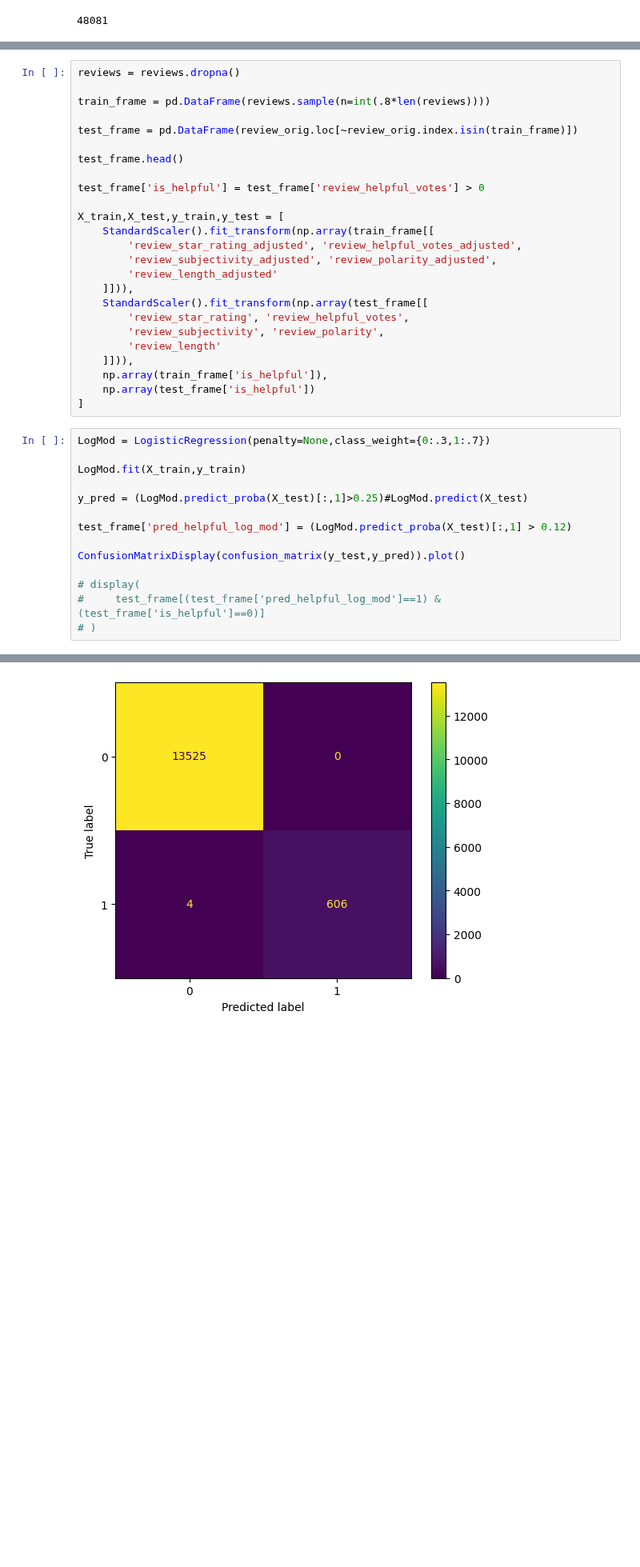
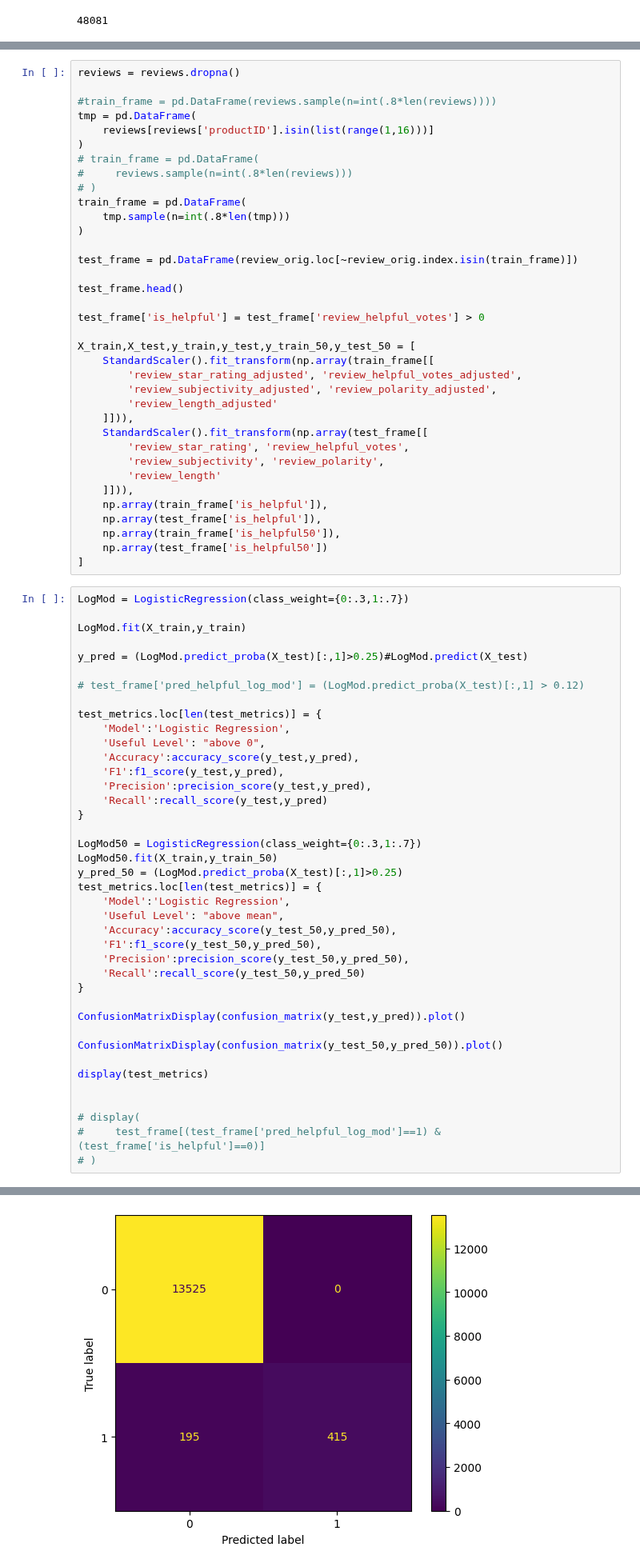
Before and after one commit to aneeshkhole/Perceived-Usefulness-of-online-customer-reviews, a Jupyter notebook: src/OutlierHandling.ipynb, the cells around one changed output, grey strips where cells are left out. Shown at 80% size. Saved outputs shown, nothing was run; the diff lists cells and outputs as text; blank space fills up the shorter version.

Commit message:
Updated Models Implemented.qmd
Should have models that we can tune and do our write-ups on.

```diff
--- a/src/OutlierHandling.ipynb
+++ b/src/OutlierHandling.ipynb
@@ -266,7 +302,16 @@ review_orig['is_helpful'] = np.select(
 # %%
 reviews = reviews.dropna()
 
-train_frame = pd.DataFrame(reviews.sample(n=int(.8*len(reviews))))
+#train_frame = pd.DataFrame(reviews.sample(n=int(.8*len(reviews))))
+tmp = pd.DataFrame(
+    reviews[reviews['productID'].isin(list(range(1,16)))]
+)
+# train_frame = pd.DataFrame(
+#     reviews.sample(n=int(.8*len(reviews)))
+# )
+train_frame = pd.DataFrame(
+    tmp.sample(n=int(.8*len(tmp)))
+)
 
 test_frame = pd.DataFrame(review_orig.loc[~review_orig.index.isin(train_frame)])
 
@@ -274,7 +319,7 @@ test_frame.head()
 
 test_frame['is_helpful'] = test_frame['review_helpful_votes'] > 0
 
-X_train,X_test,y_train,y_test = [
+X_train,X_test,y_train,y_test,y_train_50,y_test_50 = [
     StandardScaler().fit_transform(np.array(train_frame[[
         'review_star_rating_adjusted', 'review_helpful_votes_adjusted',
         'review_subjectivity_adjusted', 'review_polarity_adjusted',
@@ -286,18 +331,46 @@ X_train,X_test,y_train,y_test = [
         'review_length'
     ]])),
     np.array(train_frame['is_helpful']),
-    np.array(test_frame['is_helpful'])
+    np.array(test_frame['is_helpful']),
+    np.array(train_frame['is_helpful50']),
+    np.array(test_frame['is_helpful50'])
 ]
 # %%
-LogMod = LogisticRegression(penalty=None,class_weight={0:.3,1:.7})
+LogMod = LogisticRegression(class_weight={0:.3,1:.7})
 
 LogMod.fit(X_train,y_train)
 
 y_pred = (LogMod.predict_proba(X_test)[:,1]>0.25)#LogMod.predict(X_test)
 
-test_frame['pred_helpful_log_mod'] = (LogMod.predict_proba(X_test)[:,1] > 0.12)
+# test_frame['pred_helpful_log_mod'] = (LogMod.predict_proba(X_test)[:,1] > 0.12)
+
+test_metrics.loc[len(test_metrics)] = {
+    'Model':'Logistic Regression',
+    'Useful Level': "above 0",
+    'Accuracy':accuracy_score(y_test,y_pred),
+    'F1':f1_score(y_test,y_pred),
+    'Precision':precision_score(y_test,y_pred),
+    'Recall':recall_score(y_test,y_pred)
+}
+
+LogMod50 = LogisticRegression(class_weight={0:.3,1:.7})
+LogMod50.fit(X_train,y_train_50)
+y_pred_50 = (LogMod.predict_proba(X_test)[:,1]>0.25)
+test_metrics.loc[len(test_metrics)] = {
+    'Model':'Logistic Regression',
+    'Useful Level': "above mean",
+    'Accuracy':accuracy_score(y_test_50,y_pred_50),
+    'F1':f1_score(y_test_50,y_pred_50),
+    'Precision':precision_score(y_test_50,y_pred_50),
+    'Recall':recall_score(y_test_50,y_pred_50)
+}
 
 ConfusionMatrixDisplay(confusion_matrix(y_test,y_pred)).plot()
+
+ConfusionMatrixDisplay(confusion_matrix(y_test_50,y_pred_50)).plot()
+
+display(test_metrics)
+
 
 # display(
 #     test_frame[(test_frame['pred_helpful_log_mod']==1) & (test_frame['is_helpful']==0)]
@@ -307 +382 @@ ConfusionMatrixDisplay(confusion_matrix(y_test,y_pred)).plot()
-[figure, old version]
+[figure, new version]
```
Also changed, not shown: parts of 9 cells of this notebook, 11 other files.
